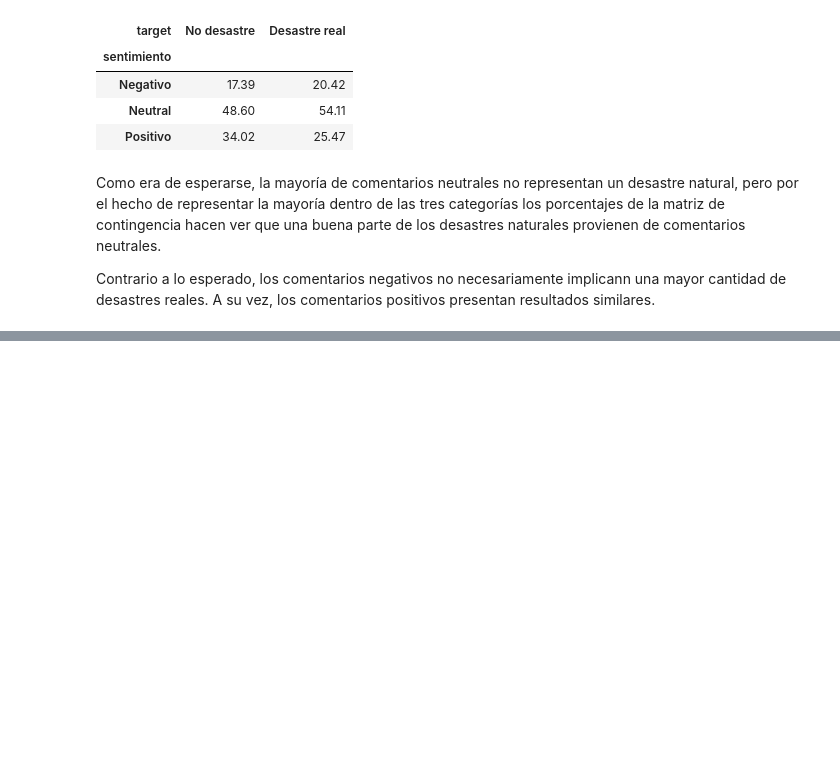
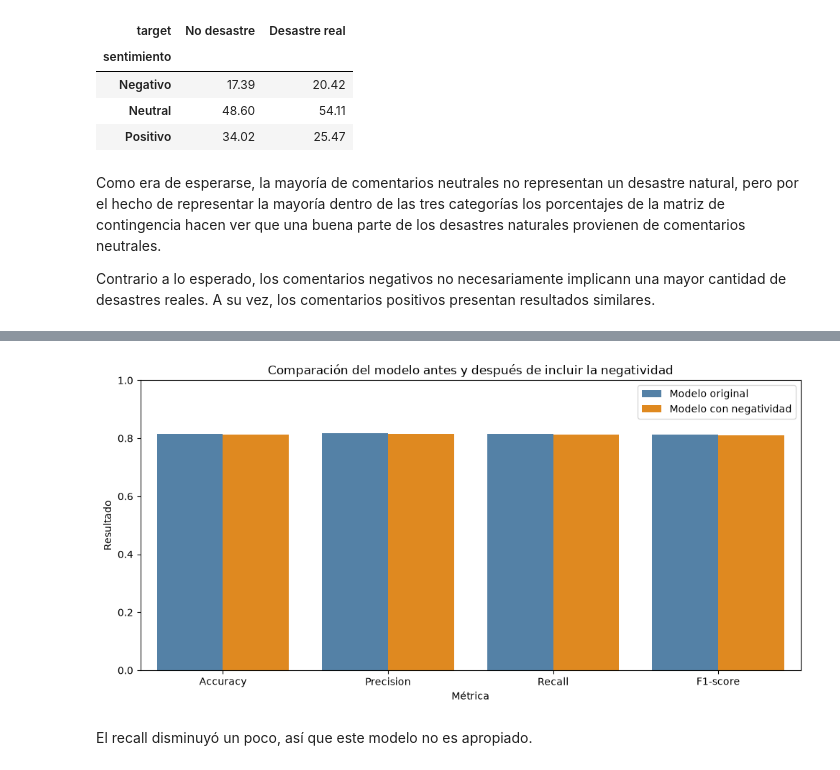
Before and after one commit to CindyGualim/Lab05-DataScience, a Jupyter notebook: Laboratorio_5_Mineria_Textos-checkpoint.ipynb, the cells around one changed output, grey strips where cells are left out. Saved outputs shown, nothing was run; the diff lists cells and outputs as text; code cells hidden in the pictures; blank space fills up the shorter version.

```diff
--- a/Laboratorio_5_Mineria_Textos-checkpoint.ipynb
+++ b/Laboratorio_5_Mineria_Textos-checkpoint.ipynb
@@ -1165,0 +1723,36 @@ Contrario a lo esperado, los comentarios negativos no necesariamente implicann u
+# %%
+comparacion_grafica = (
+    comparacion_negatividad
+    .reset_index()
+    .rename(columns={'index': 'Modelo'})
+    .melt(
+        id_vars='Modelo',
+        var_name='Métrica',
+        value_name='Valor'
+    )
+)
+
+plt.figure(figsize=(10, 5))
+
+sns.barplot(
+    data=comparacion_grafica,
+    x='Métrica',
+    y='Valor',
+    hue='Modelo',
+    palette=['steelblue', 'darkorange']
+)
+
+plt.title(
+    'Comparación del modelo antes y después '
+    'de incluir la negatividad'
+)
+plt.xlabel('Métrica')
+plt.ylabel('Resultado')
+plt.ylim(0, 1)
+plt.legend(title='')
+plt.tight_layout()
+plt.show()
+# %% [output]
+[figure, added]
+# %% [markdown]
+El recall disminuyó un poco, así que este modelo no es apropiado.
```
Also changed, not shown: parts of 24 cells of this notebook.
